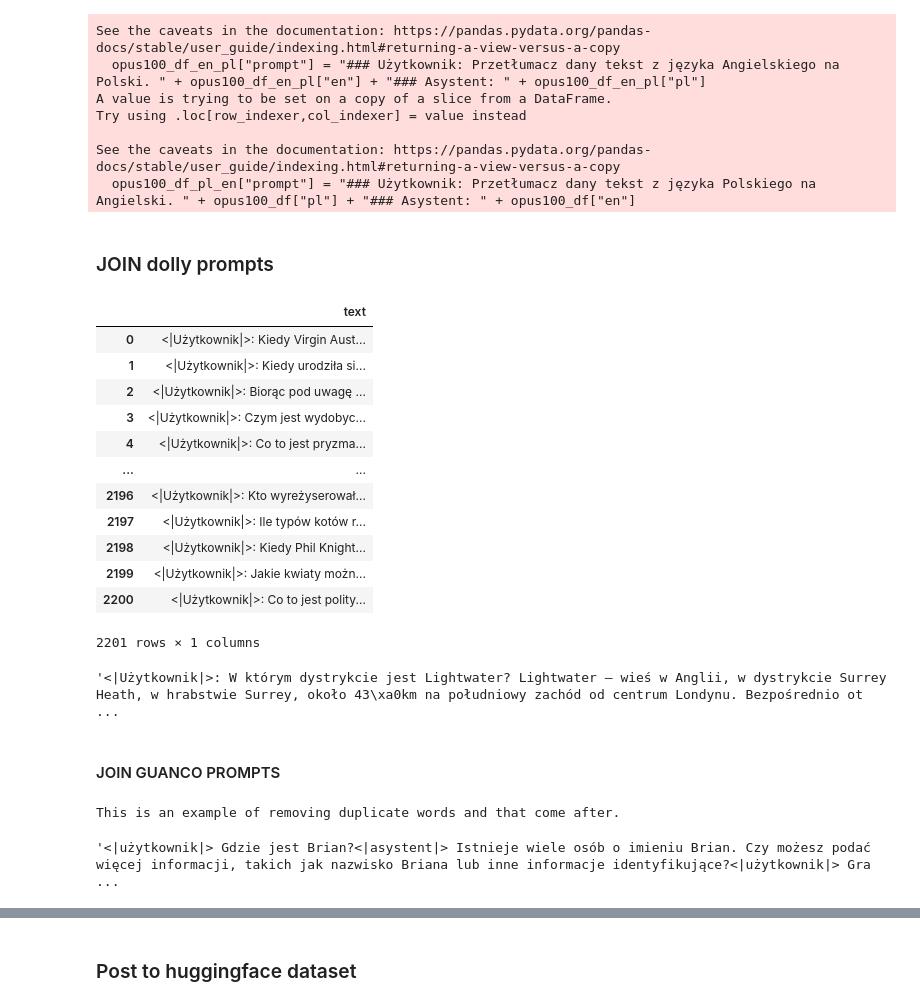
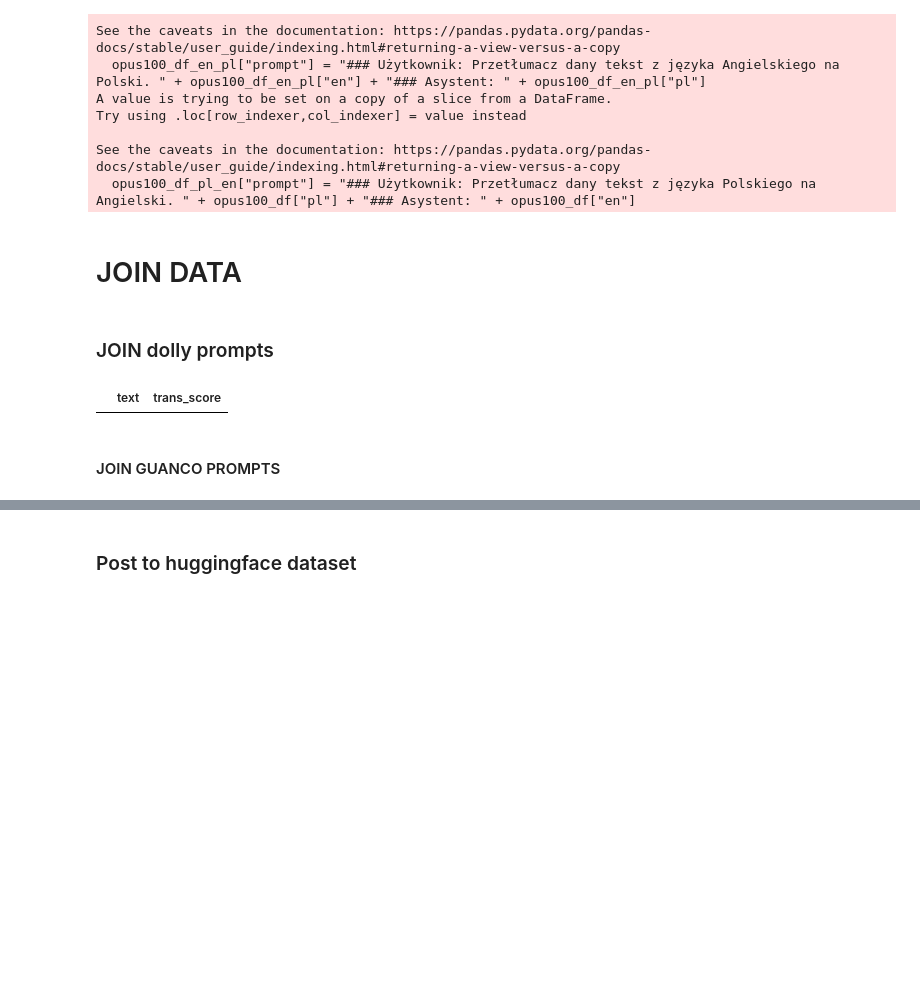
Before and after one commit to szymonrucinski/finetune-llm, a Jupyter notebook: src/data/merge-datasets.ipynb, the cells around one changed output, grey strips where cells are left out. Saved outputs shown, nothing was run; the diff lists cells and outputs as text; code cells hidden in the pictures; blank space fills up the shorter version.

```diff
--- a/src/data/merge-datasets.ipynb
+++ b/src/data/merge-datasets.ipynb
@@ -6,6 +13,7 @@ from transformers import pipeline
 # %%
 USER_TAG = '<|Użytkownik|>: '
-ASSISTANT_TAG = '<|Asystent-AI|>: '
+ASSISTANT_TAG = '<|Asystent|>: '
+CUT_OFF_THRESHOLD = 0.85
 # %% [markdown]
 ### QA - Process Klej_dyk
 # %%
@@ -162,5 +136,7 @@ Try using .loc[row_indexer,col_indexer] = value instead
 
 See the caveats in the documentation: https://pandas.pydata.org/pandas-docs/stable/user_guide/indexing.html#returning-a-view-versus-a-copy
   opus100_df_pl_en["prompt"] = "### Użytkownik: Przetłumacz dany tekst z języka Polskiego na Angielski. " + opus100_df["pl"] + "### Asystent: " + opus100_df["en"]
+# %% [markdown]
+# JOIN DATA
 # %% [markdown]
 ### JOIN dolly prompts
@@ -218,55 +143,21 @@ synonimy_do_tekst_źródłowy = [
 # %%
 ### Load translated dataset
 dolly_translated_df = pd.read_csv("../../data/pl_eval/dolly_pl.csv")
-dolly_translated_df = dolly_translated_df[dolly_translated_df["trans_score_pl"] >= 0.8]
+# dolly_translated_df = dolly_translated_df[dolly_translated_df["trans_score_pl"] >= CUT_OFF_THRESHOLD]
 dolly_translated_df["text"] = ''
 # join prompts
 for i, row in dolly_translated_df.iterrows():
     dolly_translated_df.at[i,"text"] = USER_TAG + row["instruction_pl"] + ' '+row["context_pl"] + ASSISTANT_TAG + row["response_pl"]
     # dolly_translated_df.at[i,"text"] = USER_TAG + row["instruction_pl"] + f"\n{synonimy_do_tekst_źródłowy[i%len(synonimy_do_tekst_źródłowy)]}\n" + row["context_pl"] + ASSISTANT_TAG + row["response_pl"]
 # rename column to text
 dolly_translated_df.reset_index(drop=True, inplace=True)
-dolly_translated_df = dolly_translated_df[["text"]]
+dolly_translated_df = dolly_translated_df[["text","trans_score_pl"]]
+dolly_translated_df.columns = ["text","trans_score"]
 dolly_translated_df
+## find rows that have string <ASYSTENT_TAG> in them
+dolly_translated_df[dolly_translated_df['text'].str.contains("<ASYSTENT_TAG>")]
+dolly_translated_df[dolly_translated_df["text"].str.contains("Zagrajmy w grę fizz-buzz.")]
 # %% [output]
-|  | text |
-| 0 | <|Użytkownik|>: Kiedy Virgin Aust... |
-| 1 | <|Użytkownik|>: Kiedy urodziła si... |
-| 2 | <|Użytkownik|>: Biorąc pod uwagę ... |
-| 3 | <|Użytkownik|>: Czym jest wydobyc... |
-| 4 | <|Użytkownik|>: Co to jest pryzma... |
-| ... | ... |
-| 2196 | <|Użytkownik|>: Kto wyreżyserował... |
-| 2197 | <|Użytkownik|>: Ile typów kotów r... |
-| 2198 | <|Użytkownik|>: Kiedy Phil Knight... |
-| 2199 | <|Użytkownik|>: Jakie kwiaty możn... |
-| 2200 | <|Użytkownik|>: Co to jest polity... |
+|  | text | trans_score |
-2201 rows × 1 columns
-# %%
-dolly_translated_df["text"].iloc[random.randint(0, 2201)]
-# %% [output]
-'<|Użytkownik|>: W którym dystrykcie jest Lightwater? Lightwater – wieś w Anglii, w dystrykcie Surrey Heath, w hrabstwie Surrey, około 43\xa0km na południowy zachód od centrum Londynu. Bezpośrednio ot ...
 # %% [markdown]
 #### JOIN GUANCO PROMPTS
-# %%
-def remove_duplicate_words_and_following(input_string):
-    words = input_string.split()  # Split the string into words
-    unique_words = []
-    seen_words = set()
-
-    for word in words:
-        if word not in seen_words:
-            seen_words.add(word)
-            unique_words.append(word)
-
-    return ' '.join(unique_words)
-
-input_string = "This is an example example of removing duplicate words and words that come after."
-result = remove_duplicate_words_and_following(input_string)
-print(result)
-# %% [output]
-This is an example of removing duplicate words and that come after.
-# %%
-text
-# %% [output]
-'<|użytkownik|> Gdzie jest Brian?<|asystent|> Istnieje wiele osób o imieniu Brian. Czy możesz podać więcej informacji, takich jak nazwisko Briana lub inne informacje identyfikujące?<|użytkownik|> Gra  ...
```
Also changed, not shown: parts of 61 cells of this notebook.
